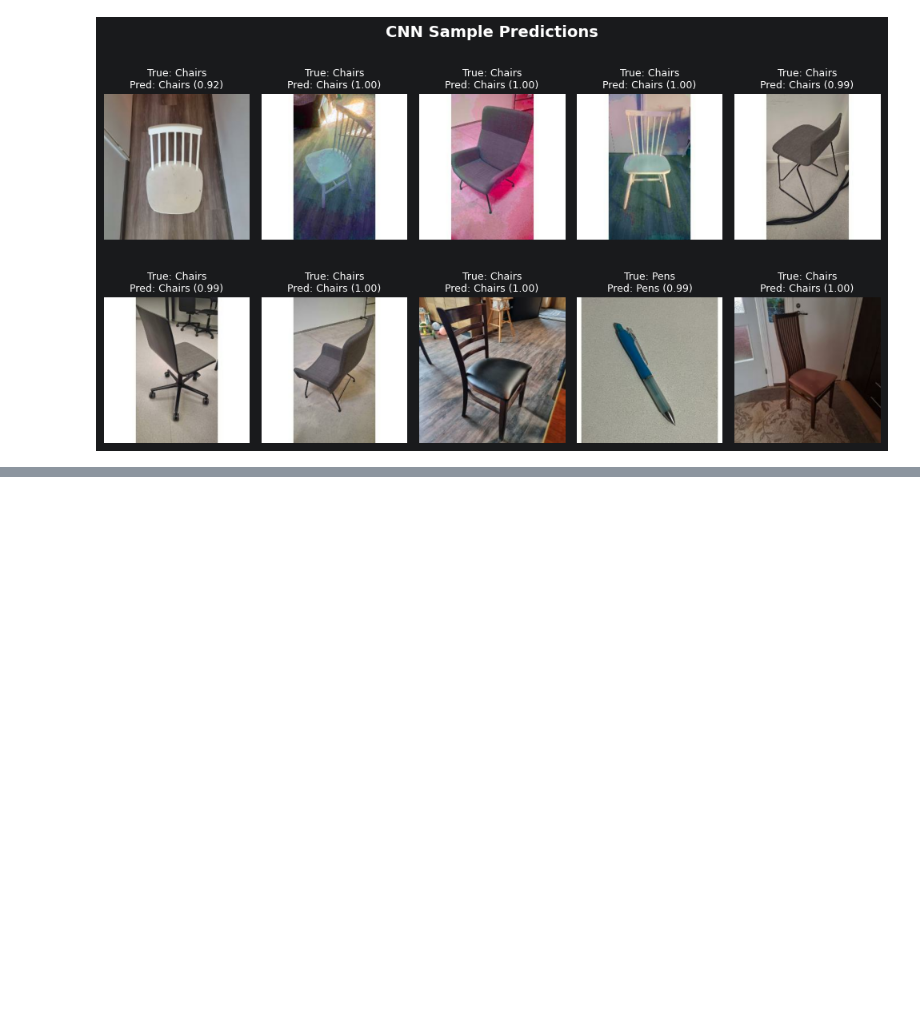
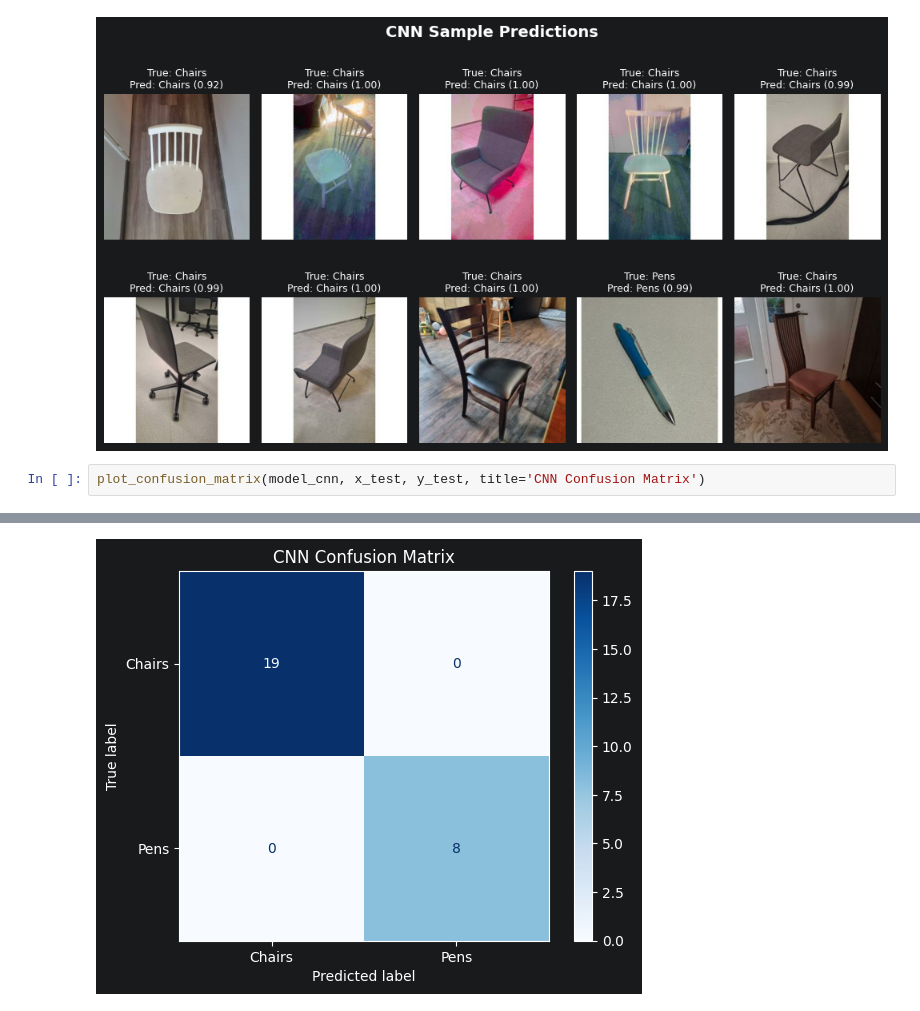
Before and after one commit to janneesa/MetropoliaNeuralNetworkProject, a Jupyter notebook: 2_/CNN_vs_VGG16.ipynb, the cells around one changed output, grey strips where cells are left out. Drawn from its saved outputs; the diff is of its cells as text; blank space fills up the shorter version.

```diff
--- a/2_/CNN_vs_VGG16.ipynb
+++ b/2_/CNN_vs_VGG16.ipynb
@@ -249,3 +249,6 @@ plot_sample_predictions(model_cnn, x_test, x_test, y_test, title='CNN Sample Pre
 # %% [output]
 1/1 ━━━━━━━━━━━━━━━━━━━━ 0s 257ms/step
 [figure]
+# %%
+plot_confusion_matrix(model_cnn, x_test, y_test, title='CNN Confusion Matrix')
+# %% [output]
@@ -251,0 +256 @@ plot_sample_predictions(model_cnn, x_test, x_test, y_test, title='CNN Sample Pre
+[figure, added]
```
Also changed, not shown: parts of 1 cell of this notebook.
